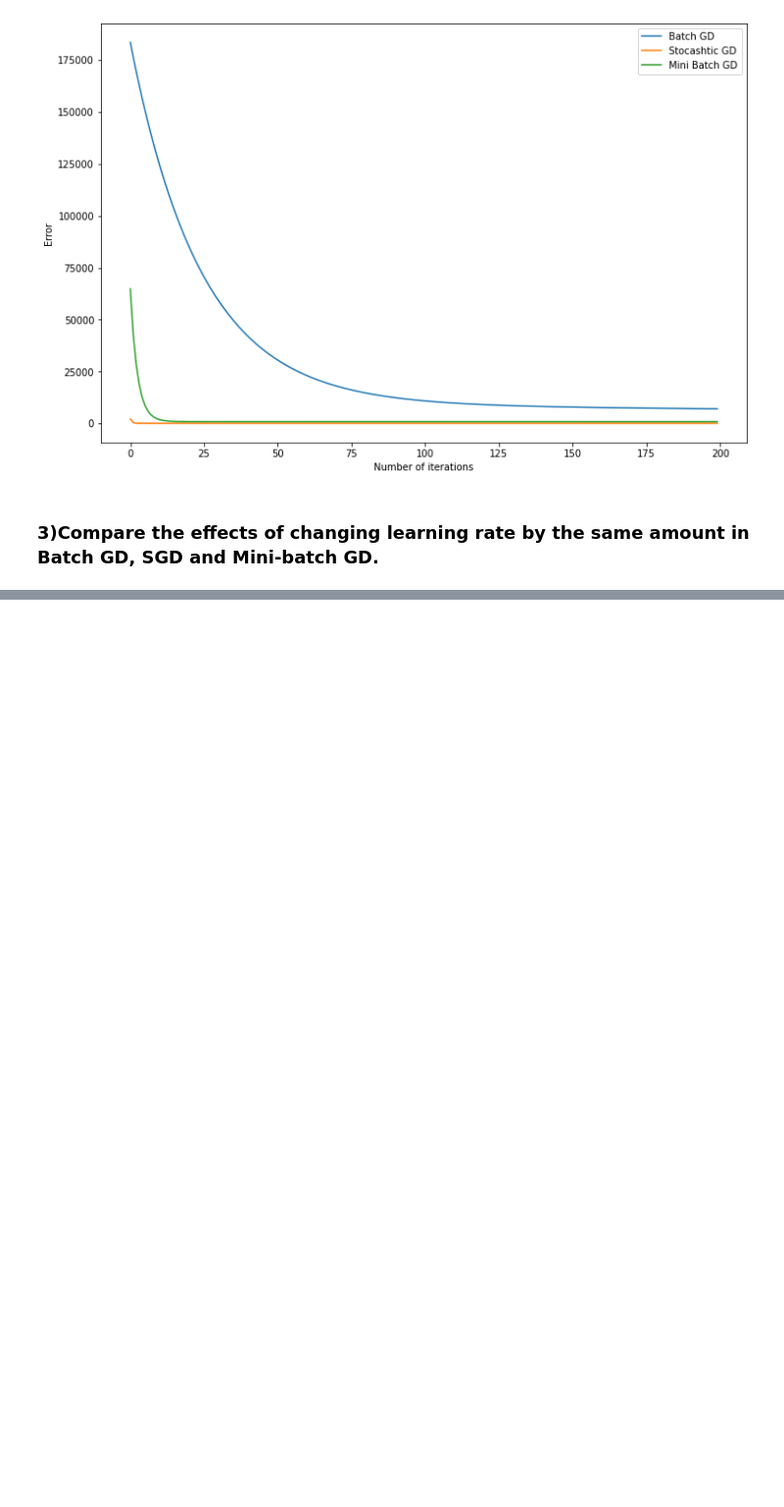
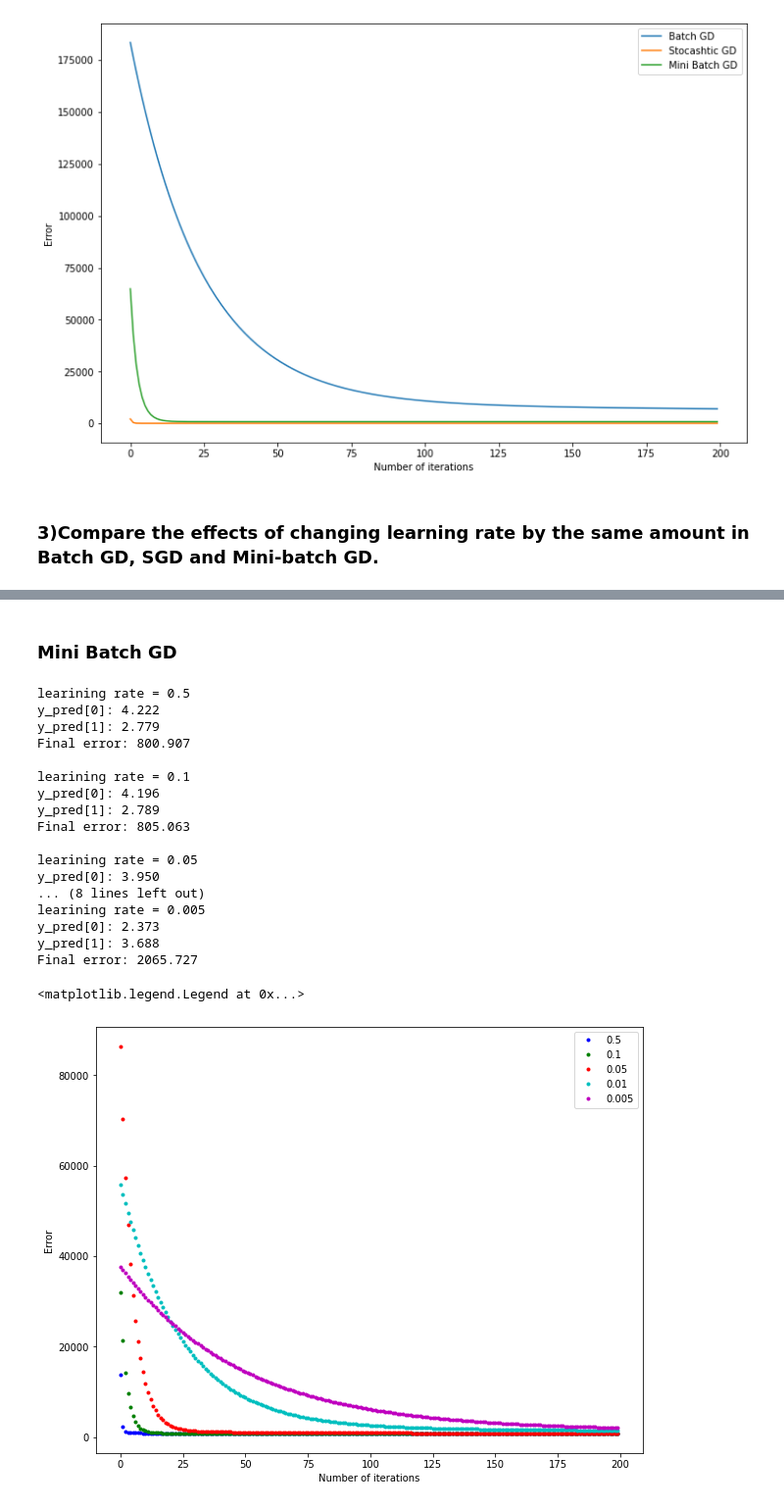
Before and after one commit to himavanth07/MachineLearning, a Jupyter notebook: Module4Lab3.ipynb, the cells around one changed output, grey strips where cells are left out. Shown at 98% size. Drawn from its saved outputs; the diff is of its cells as text; code cells hidden in the pictures; blank space fills up the shorter version.

```diff
--- a/Module4Lab3.ipynb
+++ b/Module4Lab3.ipynb
@@ -504,0 +512,45 @@ for lr, cost_history in zip(lr_rates, cost_history_all):
+# %% [markdown]
+### Mini Batch GD
+# %%
+lr = [0.5,0.1,0.05,0.01,0.005]
+n_iter = 200
+cost=[]
+color=['b','g','r','c','m']
+for i in lr:
+  y_pred = np.random.randn(2,1)
+  y_pred, cost_history = minibatch_gradient_descent(X, y, y_pred, i, n_iter)
+  cost.append(cost_history)
+  print(f"learining rate = {i}")
+  print('y_pred[0]: {:0.3f}\ny_pred[1]: {:0.3f}'.format(y_pred[0][0], y_pred[1][0]))
+  print('Final error: {:0.3f}\n'.format(cost_history[-1]))
+
+fig, ax = plt.subplots(figsize=(10,8))
+
+ax.set_ylabel('Error')
+ax.set_xlabel('Number of iterations')
+y_pred = np.random.randn(2,1)
+
+for j,i, cost_history in zip(color,lr, cost):
+  ax.plot(range(n_iter), cost_history,f'{j}.', label=str(i))
+
+plt.legend()
+# %% [output]
+learining rate = 0.5
+y_pred[0]: 4.222
+y_pred[1]: 2.779
+Final error: 800.907
+
+learining rate = 0.1
+y_pred[0]: 4.196
+y_pred[1]: 2.789
+Final error: 805.063
+
+learining rate = 0.05
+y_pred[0]: 3.950
+... (8 lines left out)
+learining rate = 0.005
+y_pred[0]: 2.373
+y_pred[1]: 3.688
+Final error: 2065.727
+<matplotlib.legend.Legend at 0x...>
+[figure, added]
```
Also changed, not shown: parts of 6 cells of this notebook.
